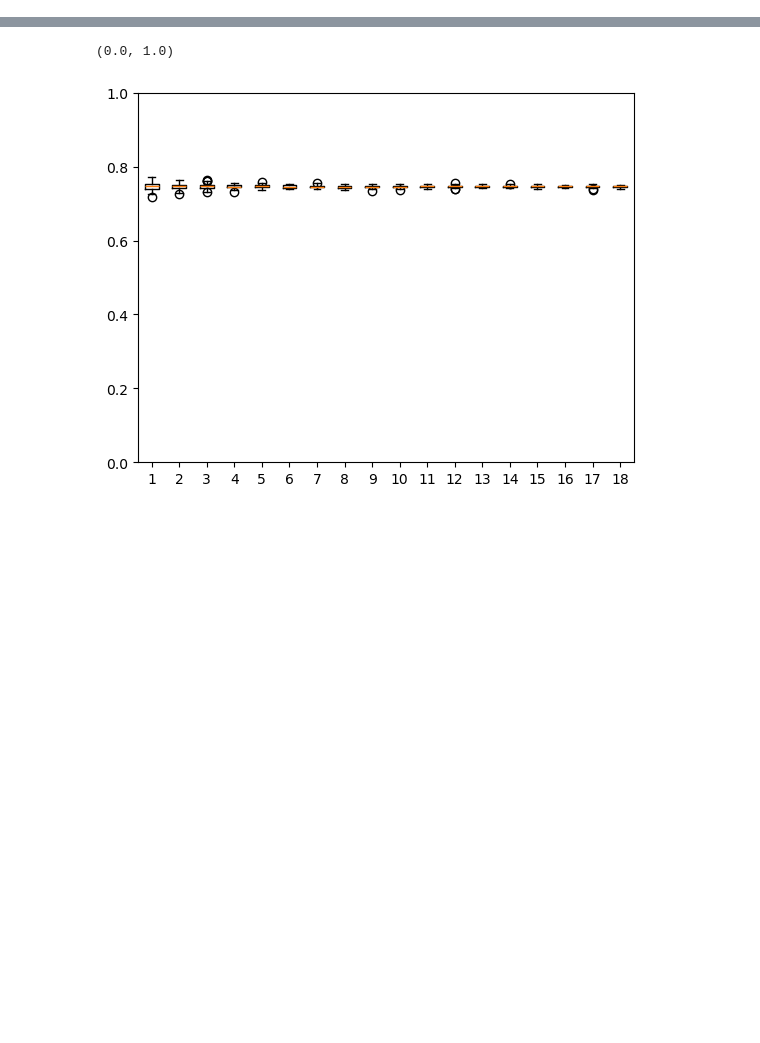
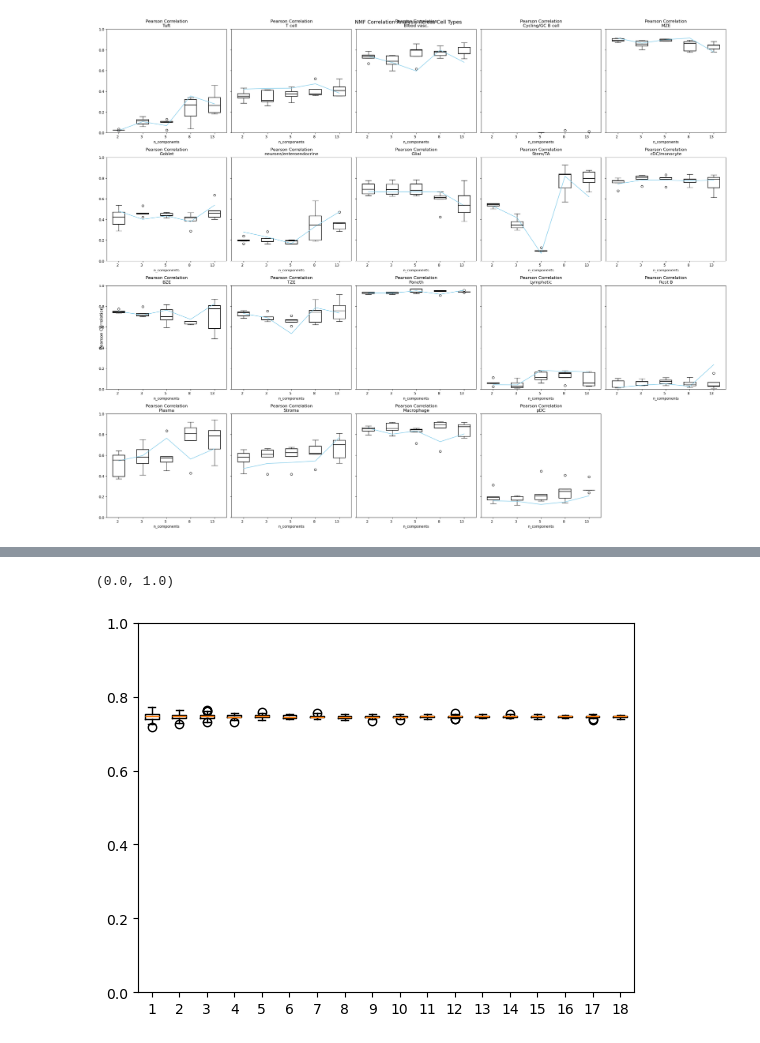
Before and after one commit to egerc/spatial_transcript_inference, a Jupyter notebook: determine_n_components.ipynb, the cells around one changed output, grey strips where cells are left out. Drawn from its saved outputs; the diff is of its cells as text; code cells hidden in the pictures; blank space fills up the shorter version.

```diff
--- a/determine_n_components.ipynb
+++ b/determine_n_components.ipynb
@@ -19,0 +432,27 @@ warnings.filterwarnings("ignore")
+# %%
+pearson_correlation_reconstruction_results = {
+    celltype: {
+        "bar_values": nmf_reconstruction_correlation_curve(
+            filter_by_obs_value(adata_sp, "celltype", celltype),
+            filter_by_obs_value(adata_sc, "celltype", celltype),
+            n_components_range,
+            shared_genes
+        ),
+        "box_values": np.array([nmf_reconstruction_correlation_curve(
+            bootstrap_adata(filter_by_obs_value(adata_sp, "celltype", celltype)),
+            bootstrap_adata(filter_by_obs_value(adata_sc, "celltype", celltype)),
+            n_components_range,
+            shared_genes) for _ in range(5)])
+    }
+    for celltype in celltypes
+}
+
+with open("pearson_correlation_reconstruction_results.pkl", "wb") as file:
+    pickle.dump(pearson_correlation_reconstruction_results, file)
+
+with open("pearson_correlation_reconstruction_results.pkl", "rb") as file:
+    pearson_correlation_reconstruction_results = pickle.load(file)
+# %%
+plot_bar_box_celltype_dict(pearson_correlation_reconstruction_results, n_components_range)
+# %% [output]
+[figure, added]
```
Also changed, not shown: parts of 48 cells of this notebook.
